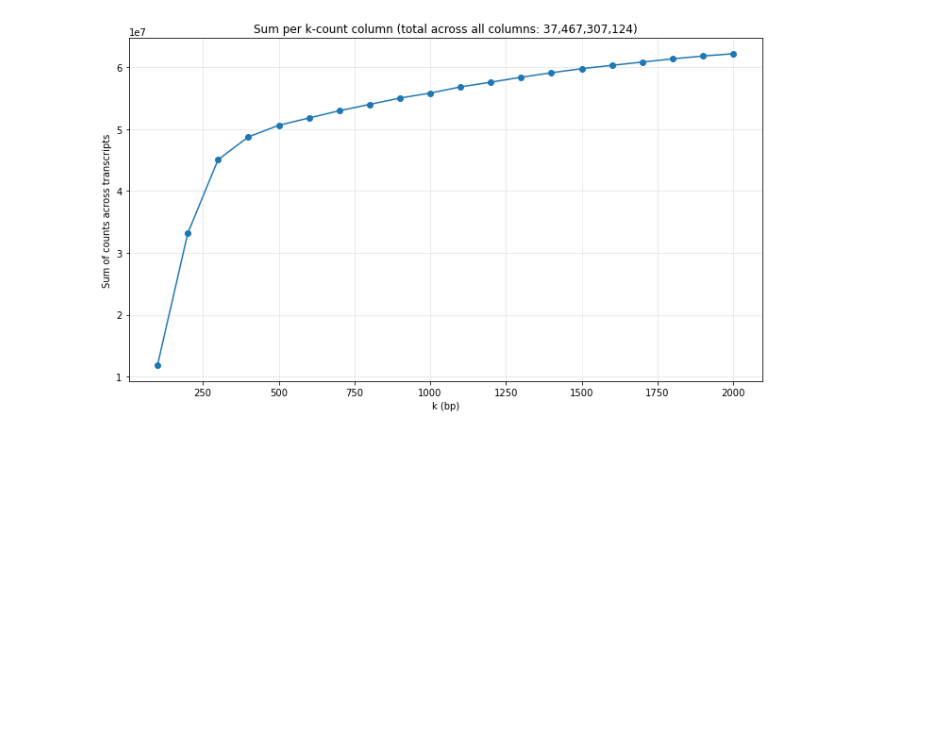
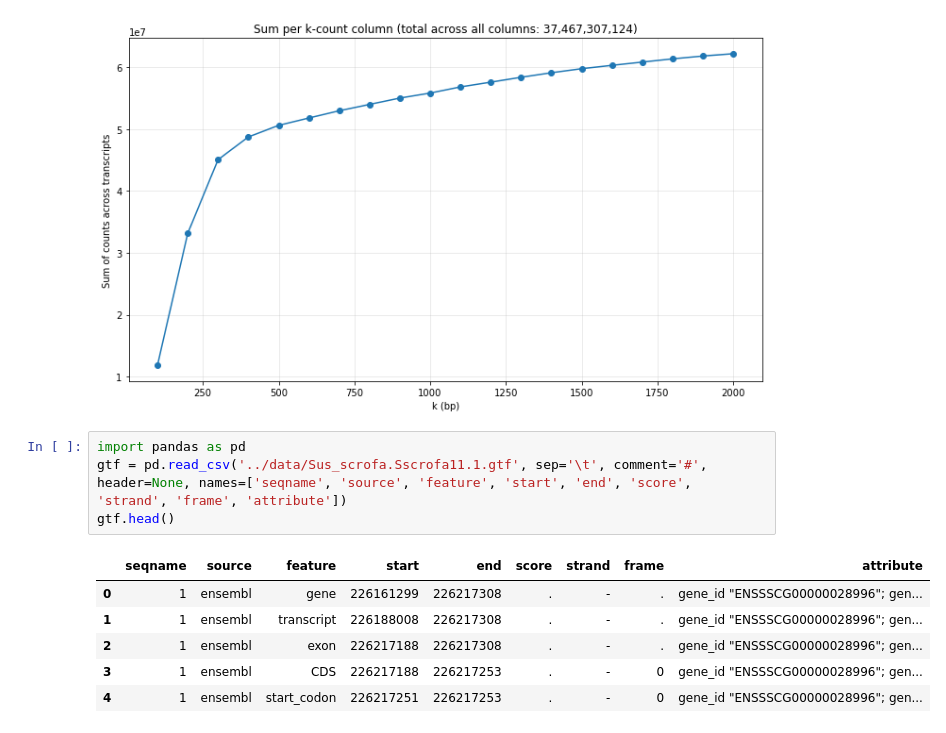
Before and after one commit to tolgatabanli/scCount_gobi, a Jupyter notebook: prototyping/playground.ipynb, the cells around one changed output. Drawn from its saved outputs; the diff is of its cells as text; blank space fills up the shorter version.

```diff
--- a/prototyping/playground.ipynb
+++ b/prototyping/playground.ipynb
@@ -209,3 +209,14 @@ plt.tight_layout()
 plt.show()
 # %% [output]
 [figure]
+# %%
+import pandas as pd
+gtf = pd.read_csv('../data/Sus_scrofa.Sscrofa11.1.gtf', sep='\t', comment='#', header=None, names=['seqname', 'source', 'feature', 'start', 'end', 'score', 'strand', 'frame', 'attribute'])
+gtf.head()
+# %% [output]
+|  | seqname | source | feature | start | end | score | strand | frame | attribute |
+| 0 | 1 | ensembl | gene | 226161299 | 226217308 | . | - | . | gene_id "ENSSSCG00000028996"; gen... |
+| 1 | 1 | ensembl | transcript | 226188008 | 226217308 | . | - | . | gene_id "ENSSSCG00000028996"; gen... |
+| 2 | 1 | ensembl | exon | 226217188 | 226217308 | . | - | . | gene_id "ENSSSCG00000028996"; gen... |
+| 3 | 1 | ensembl | CDS | 226217188 | 226217253 | . | - | 0 | gene_id "ENSSSCG00000028996"; gen... |
+| 4 | 1 | ensembl | start_codon | 226217251 | 226217253 | . | - | 0 | gene_id "ENSSSCG00000028996"; gen... |
```
Also changed, not shown: parts of 5 cells of this notebook, 1 other file.
